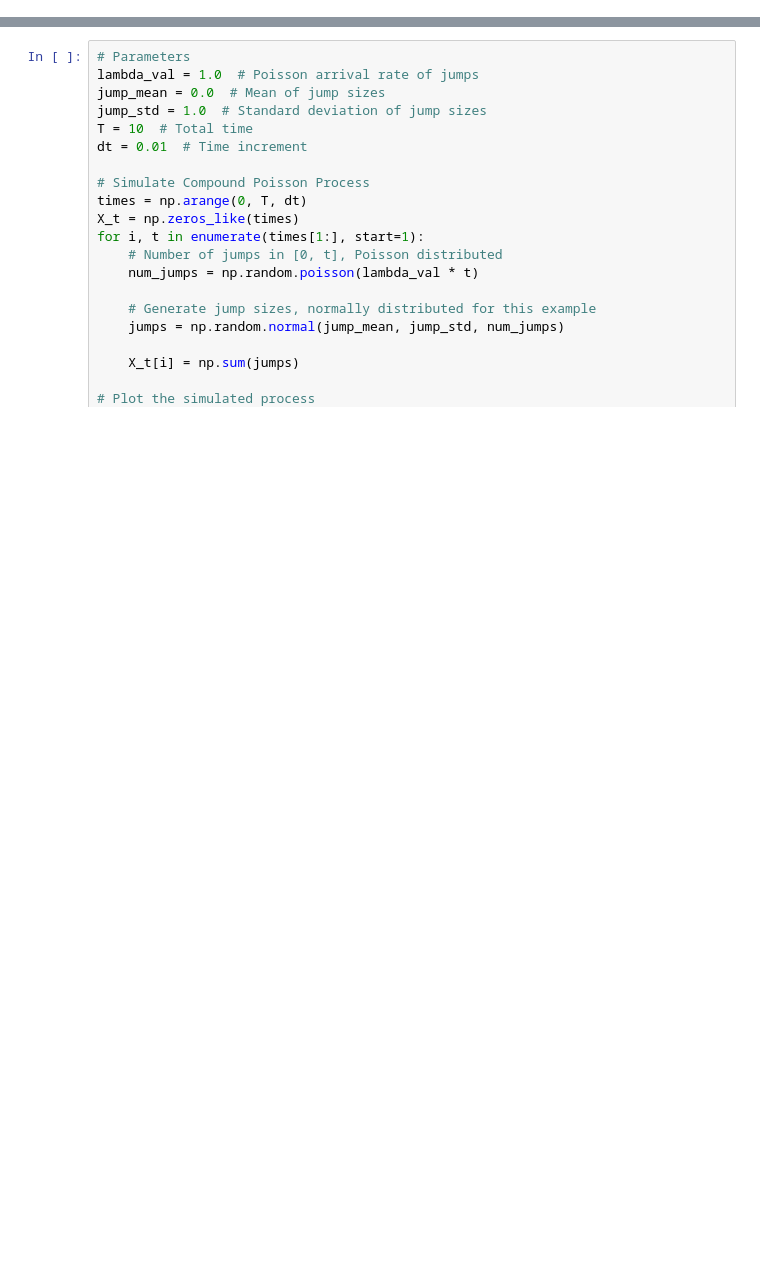
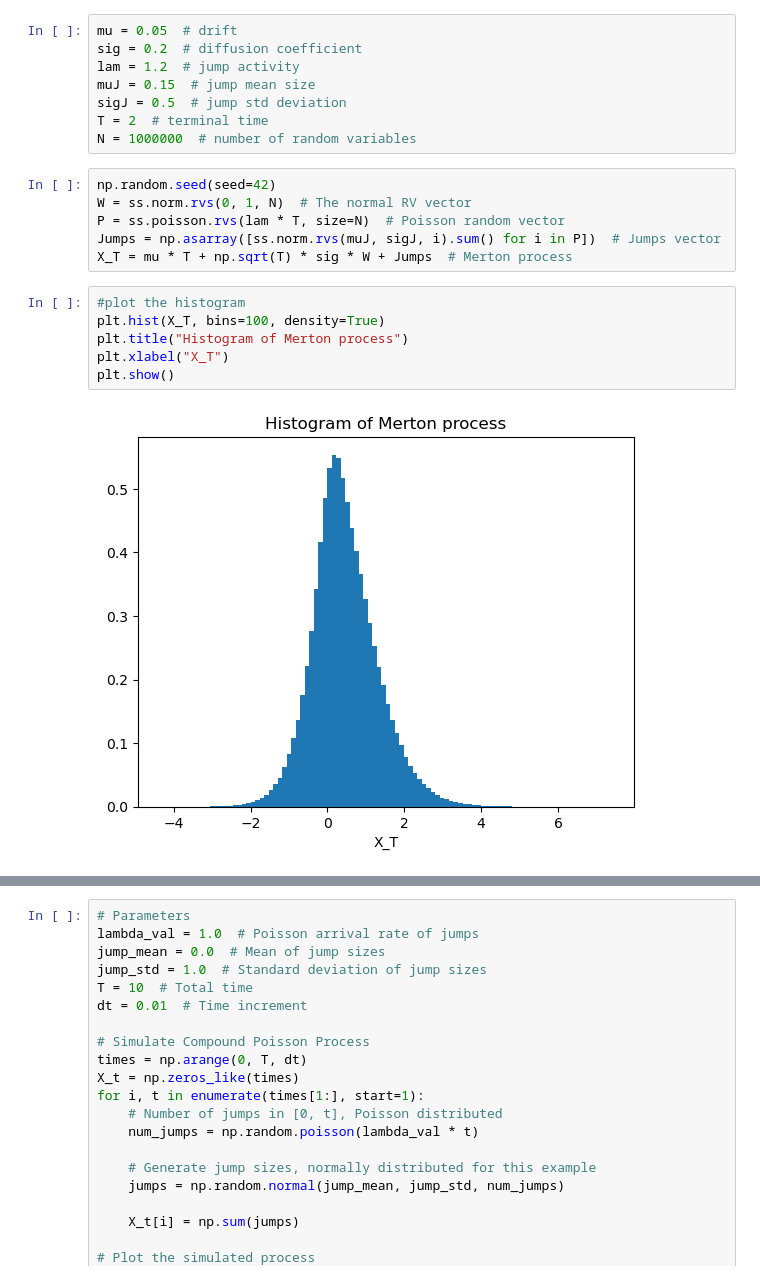
Before and after one commit to lxg969/Monte-Carlo-Seminar1, a Jupyter notebook: Main.ipynb, the cells around one changed output, grey strips where cells are left out. Drawn from its saved outputs; the diff is of its cells as text; blank space fills up the shorter version.

```diff
--- a/Main.ipynb
+++ b/Main.ipynb
@@ -4,0 +69,22 @@ import matplotlib.pyplot as plt
+# %%
+mu = 0.05  # drift
+sig = 0.2  # diffusion coefficient
+lam = 1.2  # jump activity
+muJ = 0.15  # jump mean size
+sigJ = 0.5  # jump std deviation
+T = 2  # terminal time
+N = 1000000  # number of random variables
+# %%
+np.random.seed(seed=42)
+W = ss.norm.rvs(0, 1, N)  # The normal RV vector
+P = ss.poisson.rvs(lam * T, size=N)  # Poisson random vector
+Jumps = np.asarray([ss.norm.rvs(muJ, sigJ, i).sum() for i in P])  # Jumps vector
+X_T = mu * T + np.sqrt(T) * sig * W + Jumps  # Merton process
+# %%
+#plot the histogram
+plt.hist(X_T, bins=100, density=True)
+plt.title("Histogram of Merton process")
+plt.xlabel("X_T")
+plt.show()
+# %% [output]
+[figure, added]
```
Also changed, not shown: parts of 7 cells of this notebook.
